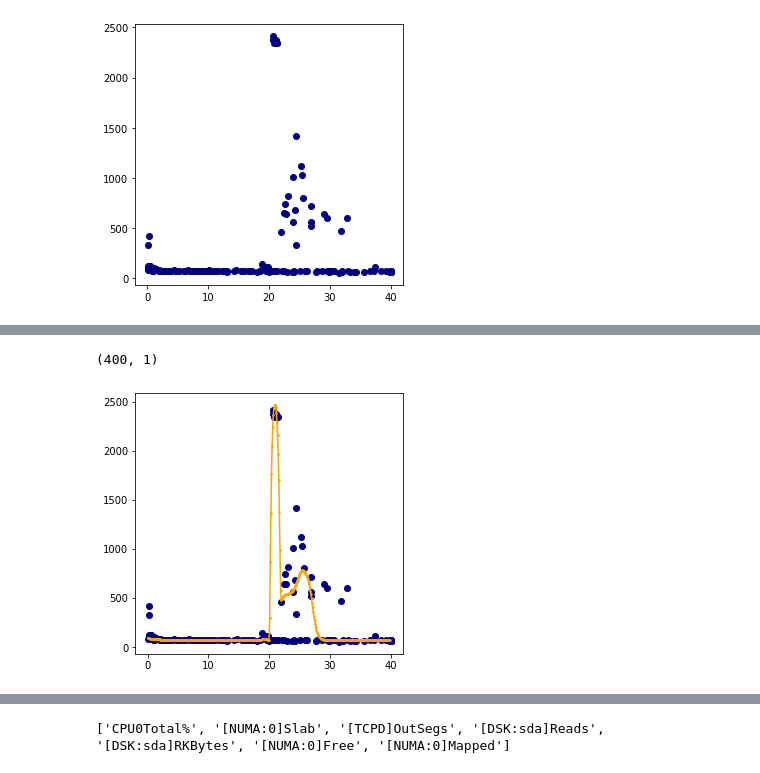
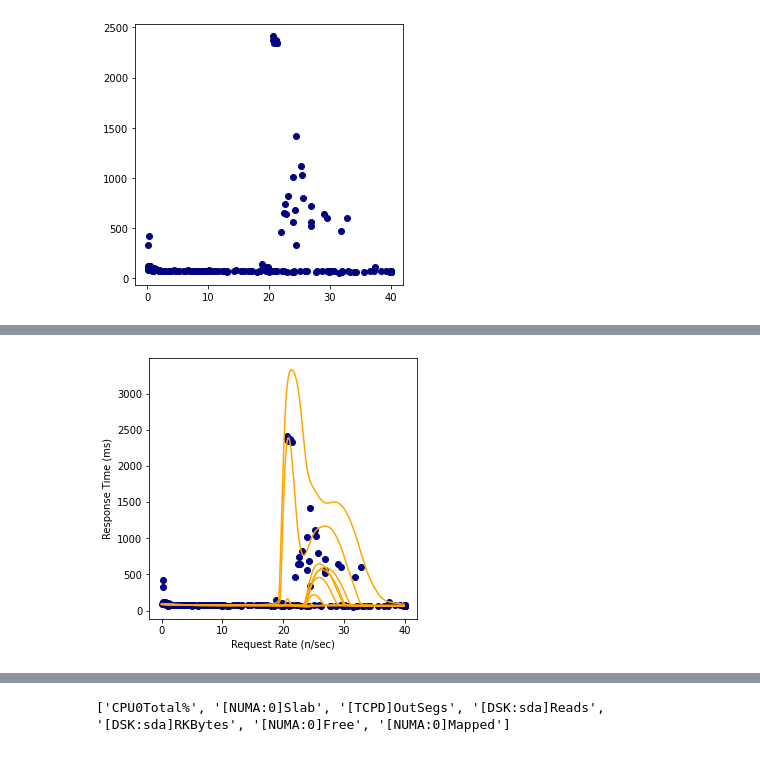
Before and after one commit to JoDeMiro/Scaler, a Jupyter notebook: Train/Train15/Kísélet.ipynb, the cells around one changed output, grey strips where cells are left out. Drawn from its saved outputs; the diff is of its cells as text; code cells hidden in the pictures.

```diff
--- a/Train/Train15/Kísélet.ipynb
+++ b/Train/Train15/Kísélet.ipynb
@@ -1377,0 +1446,20 @@ Az, hogy túl tudom tanítani a neurális háló modelt nagoyn könnyen még egy
+# %%
+# egy oszlopos inputhoz
+_x = np.arange(0, 100, 0.1)
+__x = _x.reshape(-1, 1)
+print(_x.shape, __x.shape)
+
+# -
+_pred_rt_by_x = first_model_cpu.predict(__x, verbose = 0)
+
+plt.figure(figsize=(4.8, 4.8))
+plt.scatter(df['CPU0User%'], df['response_time'])
+plt.plot(_x, _pred_rt_by_x, color='orange')
+plt.scatter(_x, _pred_rt_by_x, color='orange', s=2.5)
+plt.xlabel('CPU0')
+plt.ylabel('Response Time (ms)')
+plt.show()
+
+# Erre képes voltam találni egy olyan függvényt ami cpu -ből csinál -> rt-t.
+
+# Ha ez nem overfitting akkor semmi.
@@ -1458,21 +1699,28 @@ Training:   0%|           0/1500 ETA: ?s,  ?epochs/s
 # %%
-_x = np.arange(0, 40, 0.1)
-_  = np.zeros(_x.shape)
-__x = _x.reshape(-1, 1)
-print(__x.shape)
-
-#-
-_pred_rt_by_x = first_model_rr.predict(__x, verbose = 0)
-
 plt.figure(figsize=(4.8, 4.8))
 plt.scatter(df['request_rate'], df['response_time'])
-plt.plot(__x, _pred_rt_by_x, color='orange')
-plt.scatter(_x, _pred_rt_by_x, color='orange', s=2.5)
+
+# request_rate [0-40]
+_x = np.arange(0, 40, 0.1)
+_x0 = _x.reshape(-1, 1)
+
+# wm_numbert kell beleraknom
+for _wn in range(0, 10):
+    _x1 = _x0
+    _x2 = np.full(_x1.shape, _wn)
+    x12 = np.hstack((_x2, _x0)) # worker_number és request_rate
+
+    _pred_rt_by_x = first_model_rr_wm.predict(x12, verbose = 0)
+
+    plt.plot(_x, _pred_rt_by_x, color='orange')
+    # plt.scatter(_x, _pred_rt_by_x, color='orange', s=2.5)
+
+plt.xlabel('Request Rate (n/sec)')
+plt.ylabel('Response Time (ms)')
 plt.show()
 
-# Erre képes voltam találni egy olyan függvényt ami rr -ből csinál -> rt-t.
+# Erre képes voltam találni egy olyan függvényt ami cpu -ből csinál -> rt-t.
 
 # Ha ez nem overfitting akkor semmi.
 # %% [output]
-(400, 1)
-[figure, old version]
+[figure, new version]
```
Also changed, not shown: parts of 63 cells of this notebook.
